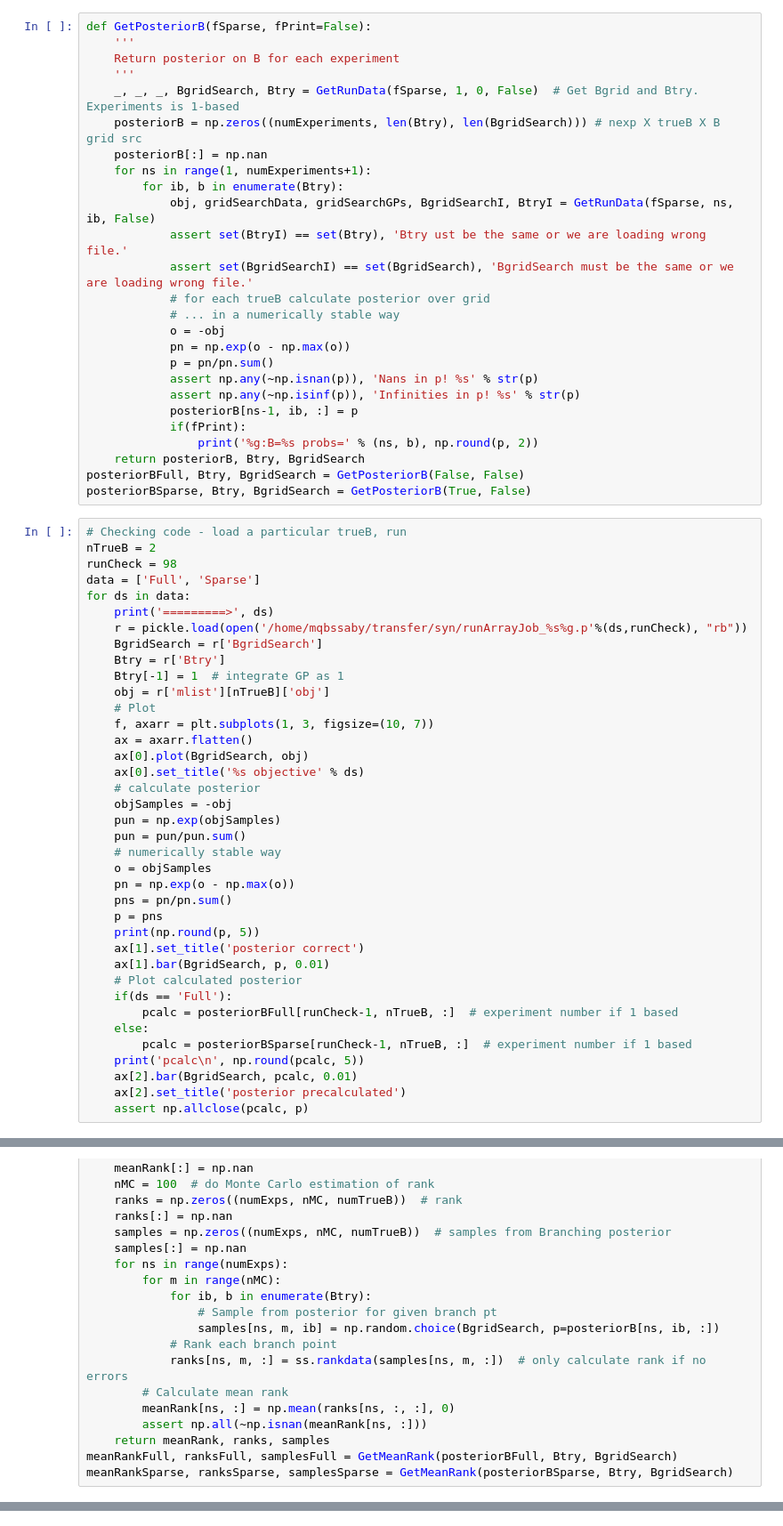
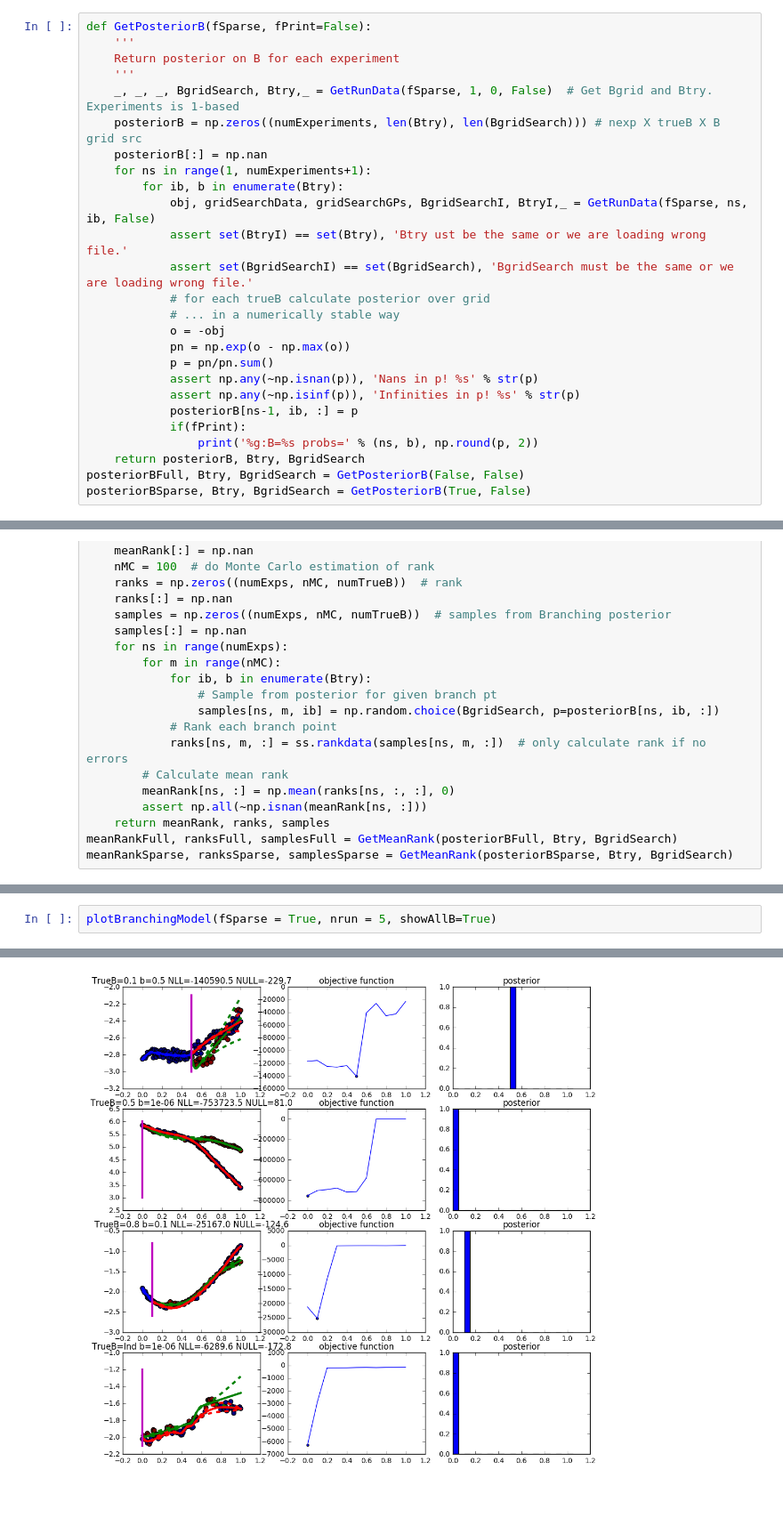
Before and after one commit to ManchesterBioinference/BranchedGP, a Jupyter notebook: synthetic/SyntheticDataExploration.ipynb, the cells around one changed output, grey strips where cells are left out. Shown at 89% size. Cells and saved outputs as stored; diff of their text form; blank space fills up the shorter version.

```diff
--- a/synthetic/SyntheticDataExploration.ipynb
+++ b/synthetic/SyntheticDataExploration.ipynb
@@ -86,12 +88,12 @@ def GetPosteriorB(fSparse, fPrint=False):
     '''
     Return posterior on B for each experiment
     '''
-    _, _, _, BgridSearch, Btry = GetRunData(fSparse, 1, 0, False)  # Get Bgrid and Btry. Experiments is 1-based
+    _, _, _, BgridSearch, Btry,_ = GetRunData(fSparse, 1, 0, False)  # Get Bgrid and Btry. Experiments is 1-based
     posteriorB = np.zeros((numExperiments, len(Btry), len(BgridSearch))) # nexp X trueB X B grid src
     posteriorB[:] = np.nan
     for ns in range(1, numExperiments+1):
         for ib, b in enumerate(Btry):
-            obj, gridSearchData, gridSearchGPs, BgridSearchI, BtryI = GetRunData(fSparse, ns, ib, False)
+            obj, gridSearchData, gridSearchGPs, BgridSearchI, BtryI,_ = GetRunData(fSparse, ns, ib, False)
             assert set(BtryI) == set(Btry), 'Btry ust be the same or we are loading wrong file.'
             assert set(BgridSearchI) == set(BgridSearch), 'BgridSearch must be the same or we are loading wrong file.'
             # for each trueB calculate posterior over grid
@@ -107,41 +109,3 @@ def GetPosteriorB(fSparse, fPrint=False):
     return posteriorB, Btry, BgridSearch
 posteriorBFull, Btry, BgridSearch = GetPosteriorB(False, False)
 posteriorBSparse, Btry, BgridSearch = GetPosteriorB(True, False)
-# %%
-# Checking code - load a particular trueB, run
-nTrueB = 2
-runCheck = 98
-data = ['Full', 'Sparse']
-for ds in data:
-    print('=========>', ds)
-    r = pickle.load(open('/home/mqbssaby/transfer/syn/runArrayJob_%s%g.p'%(ds,runCheck), "rb"))
-    BgridSearch = r['BgridSearch']
-    Btry = r['Btry']
-    Btry[-1] = 1  # integrate GP as 1
-    obj = r['mlist'][nTrueB]['obj']
-    # Plot
-    f, axarr = plt.subplots(1, 3, figsize=(10, 7))
-    ax = axarr.flatten()
-    ax[0].plot(BgridSearch, obj)
-    ax[0].set_title('%s objective' % ds)
-    # calculate posterior
-    objSamples = -obj
-    pun = np.exp(objSamples)
-    pun = pun/pun.sum()
-    # numerically stable way
-    o = objSamples
-    pn = np.exp(o - np.max(o))
-    pns = pn/pn.sum()
-    p = pns
-    print(np.round(p, 5))
-    ax[1].set_title('posterior correct')
-    ax[1].bar(BgridSearch, p, 0.01)
-    # Plot calculated posterior
-    if(ds == 'Full'):
-        pcalc = posteriorBFull[runCheck-1, nTrueB, :]  # experiment number if 1 based
-    else:
-        pcalc = posteriorBSparse[runCheck-1, nTrueB, :]  # experiment number if 1 based
-    print('pcalc\n', np.round(pcalc, 5))
-    ax[2].bar(BgridSearch, pcalc, 0.01)
-    ax[2].set_title('posterior precalculated')
-    assert np.allclose(pcalc, p)
@@ -255,0 +230,3 @@ posterior
+# %%
+plotBranchingModel(fSparse = True, nrun = 5, showAllB=True)
+# %% [output]
@@ -255,0 +239 @@ posterior
+[figure, added]
```
Also changed, not shown: parts of 28 cells of this notebook, 2 other files.
